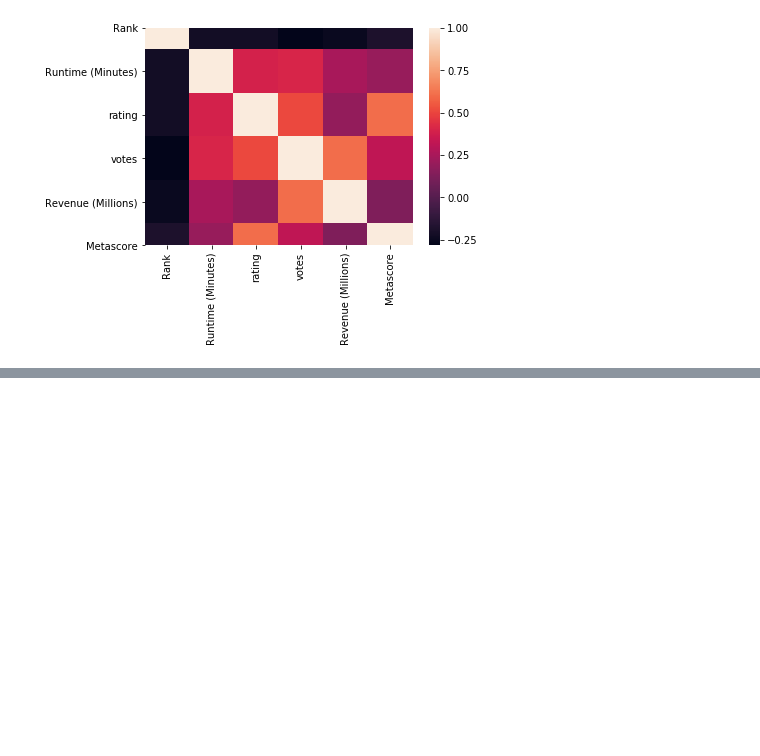
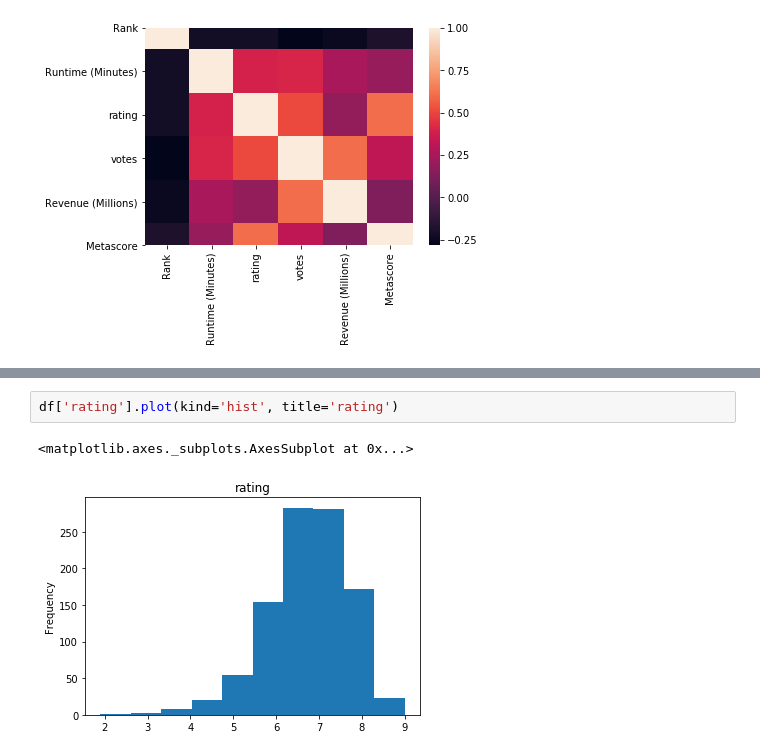
Before and after one commit to ElijahCoding/DataScience, a Jupyter notebook: AdvancedMachineLearning/Pandas/Tutorial.ipynb, the cells around one changed output, grey strips where cells are left out. Cells and saved outputs as stored; diff of their text form; blank space fills up the shorter version.

```diff
--- a/AdvancedMachineLearning/Pandas/Tutorial.ipynb
+++ b/AdvancedMachineLearning/Pandas/Tutorial.ipynb
@@ -392,0 +401,5 @@ sns.heatmap(corrmat)
+# %%
+df['rating'].plot(kind='hist', title='rating')
+# %% [output]
+<matplotlib.axes._subplots.AxesSubplot at 0x...>
+[figure, added]
```
Also changed, not shown: parts of 2 cells of this notebook.
